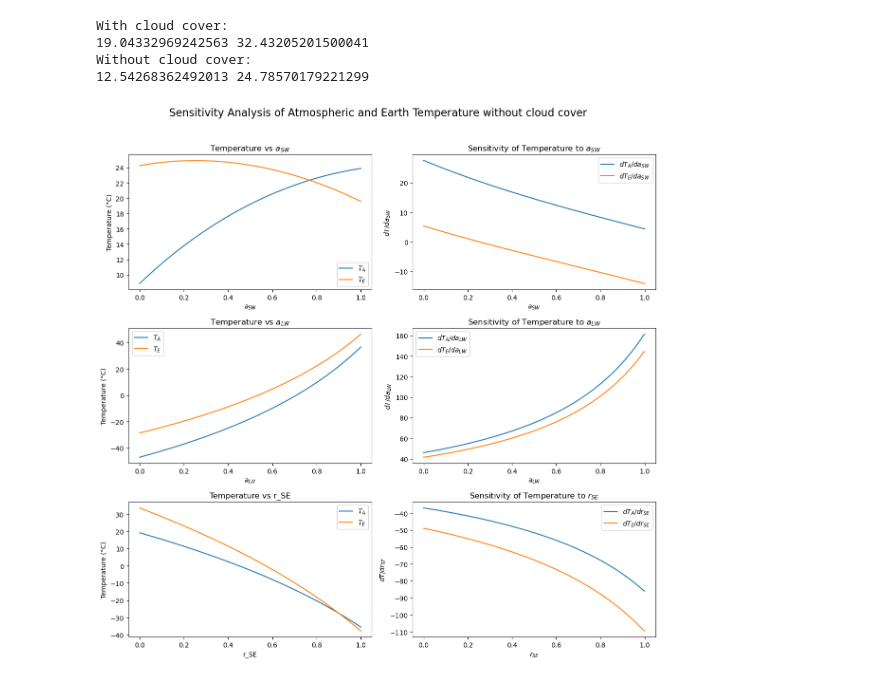
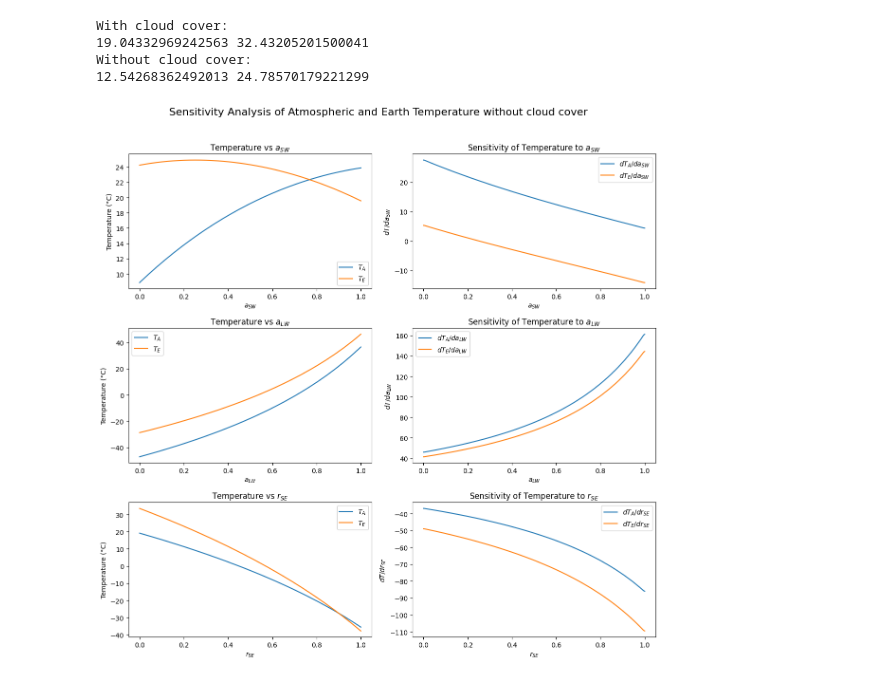
Before and after one commit to viktorsa01/Project-Mathematical-Modelling, a Jupyter notebook: Oppg_2_attempt_2.ipynb, the cells around one changed output. Saved outputs shown, nothing was run; the diff lists cells and outputs as text; code cells hidden in the pictures.

```diff
--- a/Oppg_2_attempt_2.ipynb
+++ b/Oppg_2_attempt_2.ipynb
@@ -152,36 +152,36 @@ axs[1, 0].plot(a_LW_vals, temp_vals_LW[:, 1] - 273, label='$T_E$')
 axs[1, 0].set_title("Temperature vs $a_{LW}$")
 axs[1, 0].set_xlabel("$a_{LW}$")
 axs[1, 0].set_ylabel("Temperature (°C)")
 axs[1, 0].legend()
 
 # dT/da_LW
 axs[1, 1].plot(a_LW_vals, dT_A_da_LW, label='$dT_A/da_{LW}$')
 axs[1, 1].plot(a_LW_vals, dT_E_da_LW, label='$dT_E/da_{LW}$')
 axs[1, 1].set_title("Sensitivity of Temperature to $a_{LW}$")
 axs[1, 1].set_xlabel("$a_{LW}$")
 axs[1, 1].set_ylabel("$dT/da_{LW}$")
 axs[1, 1].legend()
 
 # Temperature vs r_SE
 axs[2, 0].plot(r_SE_vals, temp_vals_SE[:, 0] - 273, label='$T_A$')
 axs[2, 0].plot(r_SE_vals, temp_vals_SE[:, 1] - 273, label='$T_E$')
-axs[2, 0].set_title("Temperature vs r_SE")
-axs[2, 0].set_xlabel("r_SE")
+axs[2, 0].set_title("Temperature vs $r_{SE}$")
+axs[2, 0].set_xlabel("$r_{SE}$")
 axs[2, 0].set_ylabel("Temperature (°C)")
 axs[2, 0].legend()
 
 # dT/dr_SE
 axs[2, 1].plot(r_SE_vals, dT_A_dr_SE, label='$dT_A/dr_{SE}$')
 axs[2, 1].plot(r_SE_vals, dT_E_dr_SE, label='$dT_E/dr_{SE}$')
 axs[2, 1].set_title("Sensitivity of Temperature to $r_{SE}$")
 axs[2, 1].set_xlabel("$r_{SE}$")
 axs[2, 1].set_ylabel("$dT/dr_{SE}$")
 axs[2, 1].legend()
 
 plt.tight_layout(rect=[0, 0, 1, 0.96])  # Adjust layout to fit the main title
 plt.show()
 # %% [output]
-[figure, old version]
+[figure, new version]
 # %%
 #With cloud cover
 n = 200
```
Also changed, not shown: parts of 1 cell of this notebook.
